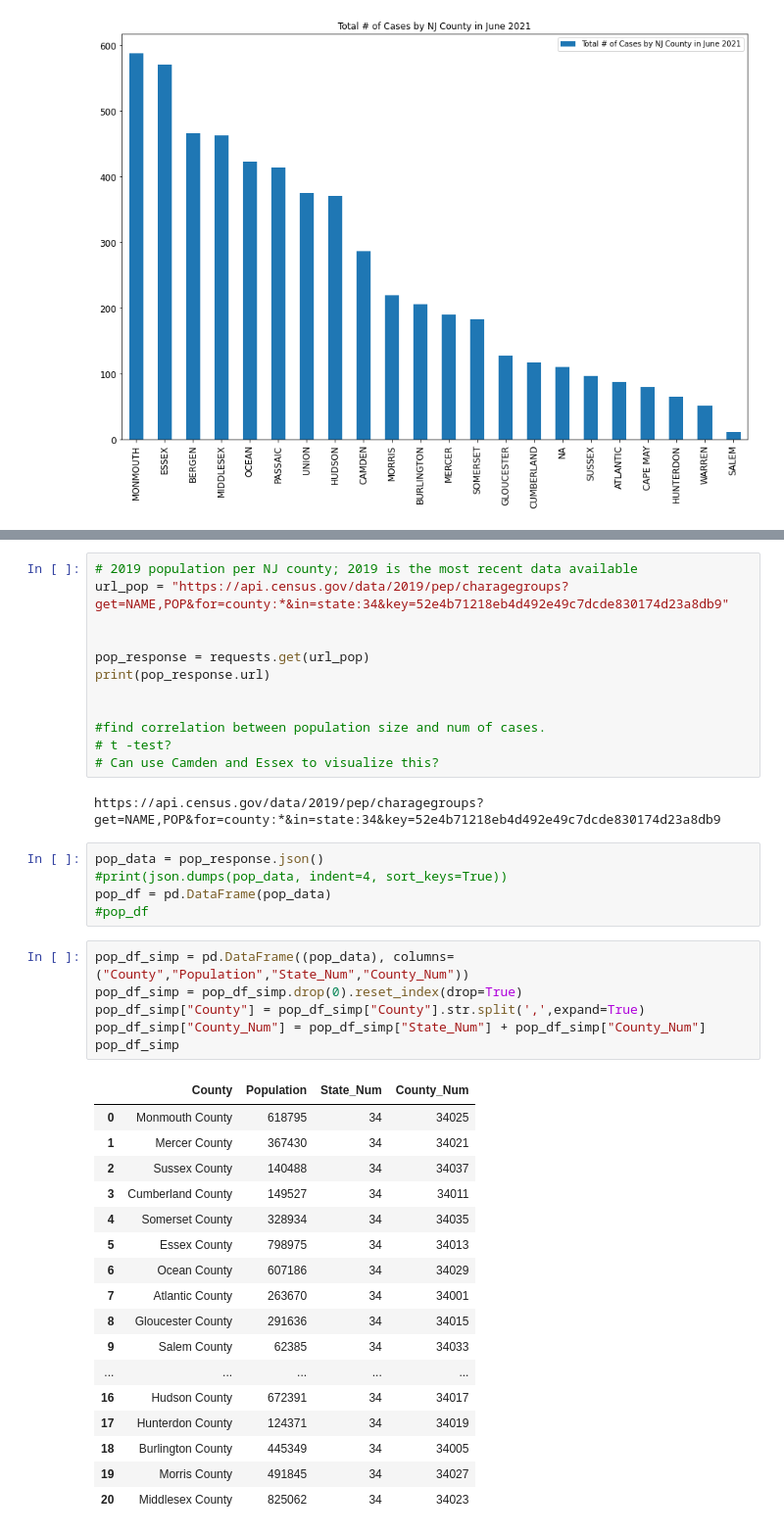
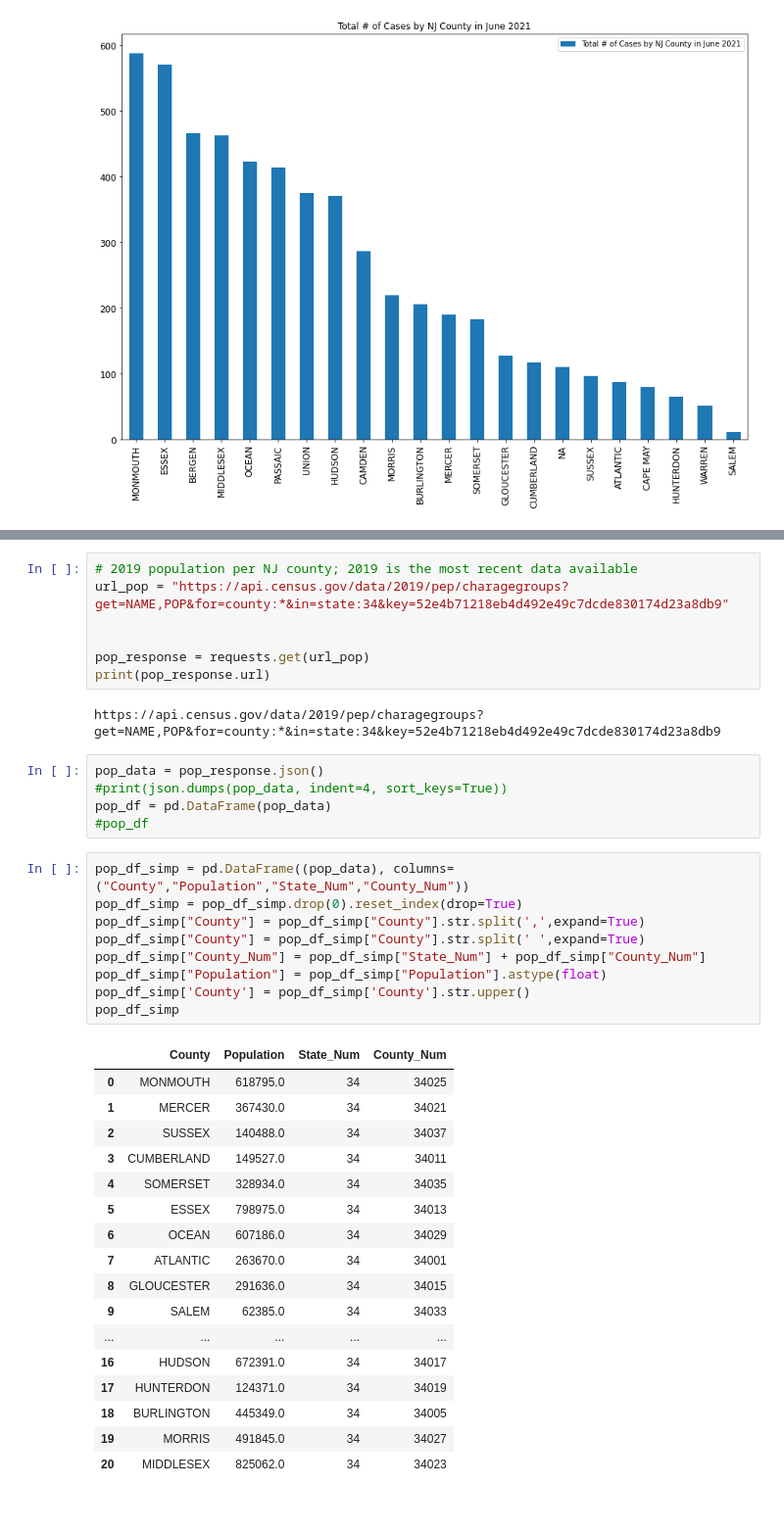
Before and after one commit to melissadiep94/covid19-project, a Jupyter notebook: Covid 19 API project 1.ipynb, the cells around one changed output, grey strips where cells are left out. Shown at 98% size. Saved outputs shown, nothing was run; the diff lists cells and outputs as text.

```diff
--- a/Covid 19 API project 1.ipynb
+++ b/Covid 19 API project 1.ipynb
@@ -96,11 +108,6 @@ url_pop = "https://api.census.gov/data/2019/pep/charagegroups?get=NAME,POP&for=c
 
 pop_response = requests.get(url_pop)
 print(pop_response.url)
-
-
-#find correlation between population size and num of cases.
-# t -test?
-# Can use Camden and Essex to visualize this?
 # %% [output]
 https://api.census.gov/data/2019/pep/charagegroups?get=NAME,POP&for=county:*&in=state:34&key=52e4b71218eb4d492e49c7dcde830174d23a8db9
 # %%
@@ -111,25 +118,28 @@ pop_df = pd.DataFrame(pop_data)
 # %%
 pop_df_simp = pd.DataFrame((pop_data), columns=("County","Population","State_Num","County_Num"))
 pop_df_simp = pop_df_simp.drop(0).reset_index(drop=True)
 pop_df_simp["County"] = pop_df_simp["County"].str.split(',',expand=True)
+pop_df_simp["County"] = pop_df_simp["County"].str.split(' ',expand=True)
 pop_df_simp["County_Num"] = pop_df_simp["State_Num"] + pop_df_simp["County_Num"]
+pop_df_simp["Population"] = pop_df_simp["Population"].astype(float)
+pop_df_simp['County'] = pop_df_simp['County'].str.upper()
 pop_df_simp
 # %% [output]
 |  | County | Population | State_Num | County_Num |
-| 0 | Monmouth County | 618795 | 34 | 34025 |
-| 1 | Mercer County | 367430 | 34 | 34021 |
-| 2 | Sussex County | 140488 | 34 | 34037 |
-| 3 | Cumberland County | 149527 | 34 | 34011 |
-| 4 | Somerset County | 328934 | 34 | 34035 |
-| 5 | Essex County | 798975 | 34 | 34013 |
-| 6 | Ocean County | 607186 | 34 | 34029 |
-| 7 | Atlantic County | 263670 | 34 | 34001 |
-| 8 | Gloucester County | 291636 | 34 | 34015 |
-| 9 | Salem County | 62385 | 34 | 34033 |
+| 0 | MONMOUTH | 618795.0 | 34 | 34025 |
+| 1 | MERCER | 367430.0 | 34 | 34021 |
+| 2 | SUSSEX | 140488.0 | 34 | 34037 |
+| 3 | CUMBERLAND | 149527.0 | 34 | 34011 |
+| 4 | SOMERSET | 328934.0 | 34 | 34035 |
+| 5 | ESSEX | 798975.0 | 34 | 34013 |
+| 6 | OCEAN | 607186.0 | 34 | 34029 |
+| 7 | ATLANTIC | 263670.0 | 34 | 34001 |
+| 8 | GLOUCESTER | 291636.0 | 34 | 34015 |
+| 9 | SALEM | 62385.0 | 34 | 34033 |
 | ... | ... | ... | ... | ... |
-| 16 | Hudson County | 672391 | 34 | 34017 |
-| 17 | Hunterdon County | 124371 | 34 | 34019 |
-| 18 | Burlington County | 445349 | 34 | 34005 |
-| 19 | Morris County | 491845 | 34 | 34027 |
-| 20 | Middlesex County | 825062 | 34 | 34023 |
+| 16 | HUDSON | 672391.0 | 34 | 34017 |
+| 17 | HUNTERDON | 124371.0 | 34 | 34019 |
+| 18 | BURLINGTON | 445349.0 | 34 | 34005 |
+| 19 | MORRIS | 491845.0 | 34 | 34027 |
+| 20 | MIDDLESEX | 825062.0 | 34 | 34023 |
 # %%
```
Also changed, not shown: parts of 4 cells of this notebook.
